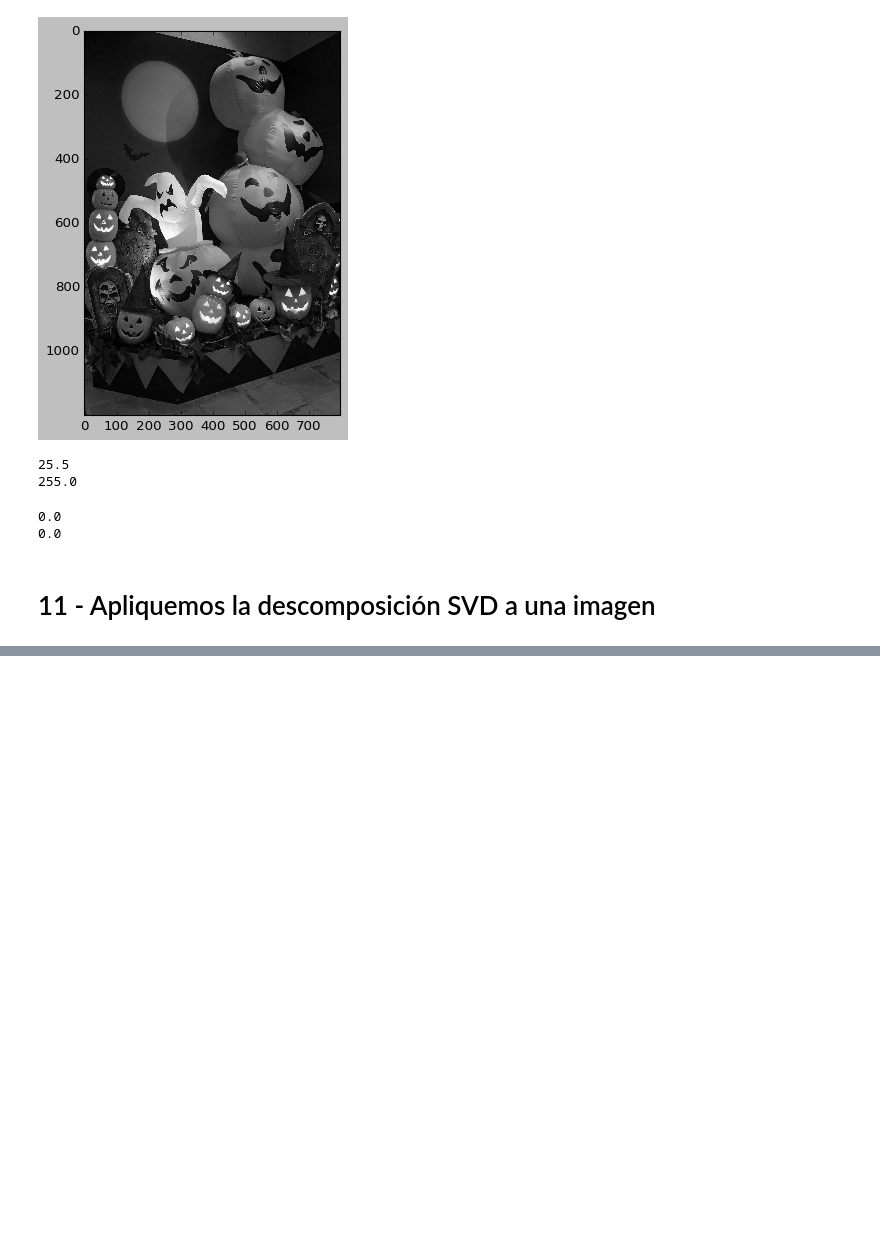
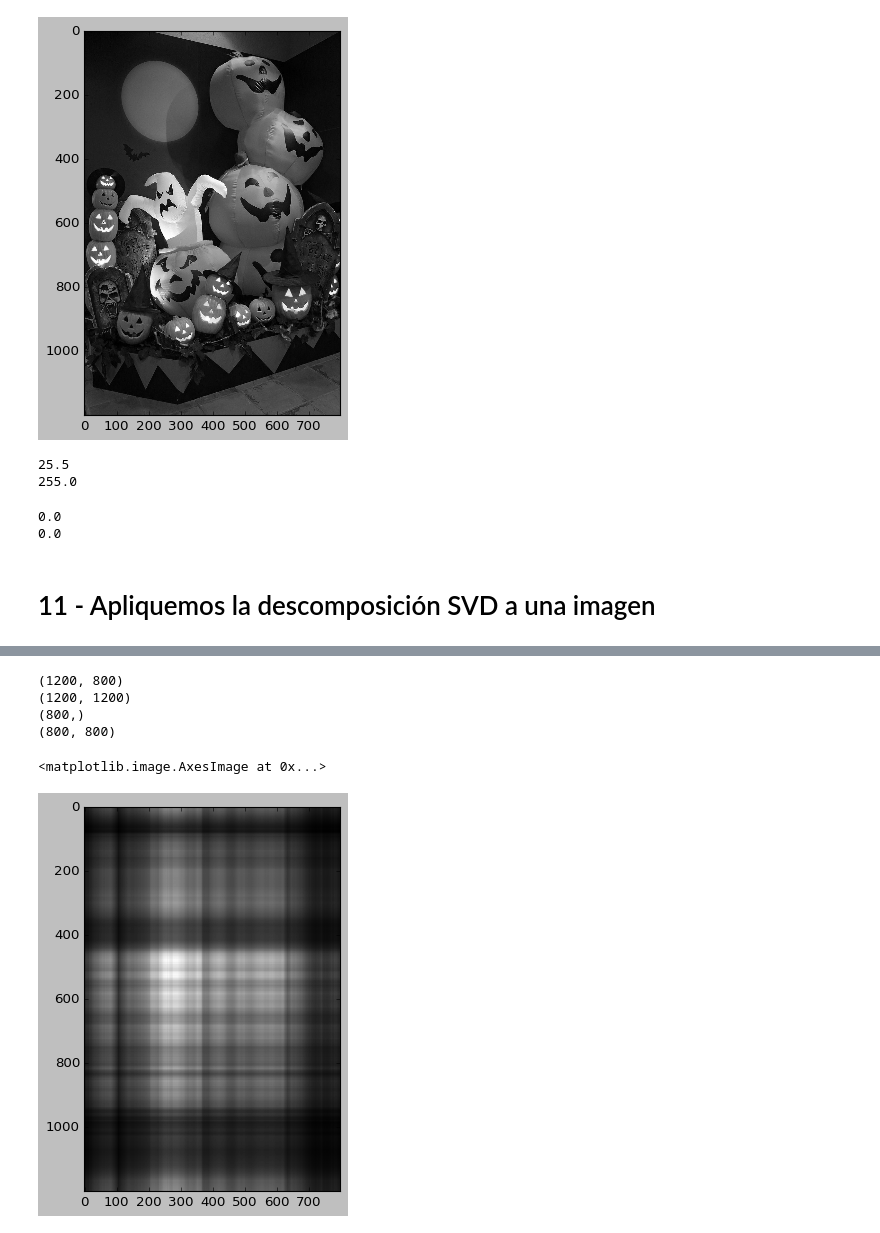
Before and after one commit to feracor/Curso-de-Algebra-Lineal-Aplicada-para-Machine-Learning, a Jupyter notebook: Algebra_Lineal_Aplicada_para_Machine_Learning.ipynb, the cells around one changed output, grey strips where cells are left out. Drawn from its saved outputs; the diff is of its cells as text; code cells hidden in the pictures; blank space fills up the shorter version.

```diff
--- a/Algebra_Lineal_Aplicada_para_Machine_Learning.ipynb
+++ b/Algebra_Lineal_Aplicada_para_Machine_Learning.ipynb
@@ -492,0 +498,25 @@ print(np.min(img_matriz))
+# %%
+img_gr = img.convert('LA') #convertir a escala de grises
+img_mat = np.array(list(img_gr.getdata(band = 0)), float)
+img_mat.shape = (img_gr.size[1], img_gr.size[0])
+# %%
+U, D, V = np.linalg.svd(img_mat)
+# %%
+print(img_mat.shape)
+print(U.shape)
+print(D.shape) #valores singulares ordenad de tal manera que el primer dato tiene la mayor informacion.
+print(V.shape)
+# %% [output]
+(1200, 800)
+(1200, 1200)
+(800,)
+(800, 800)
+# %%
+#Reconstruccion
+nvalues = 1
+
+img_recons = np.matrix(U[:, :nvalues]) * np.diag (D[:nvalues]) * np.matrix(V[:nvalues,:])
+plt.imshow(img_recons, 'gray')
+# %% [output]
+<matplotlib.image.AxesImage at 0x...>
+[figure, added]
```
Also changed, not shown: parts of 6 cells of this notebook.
